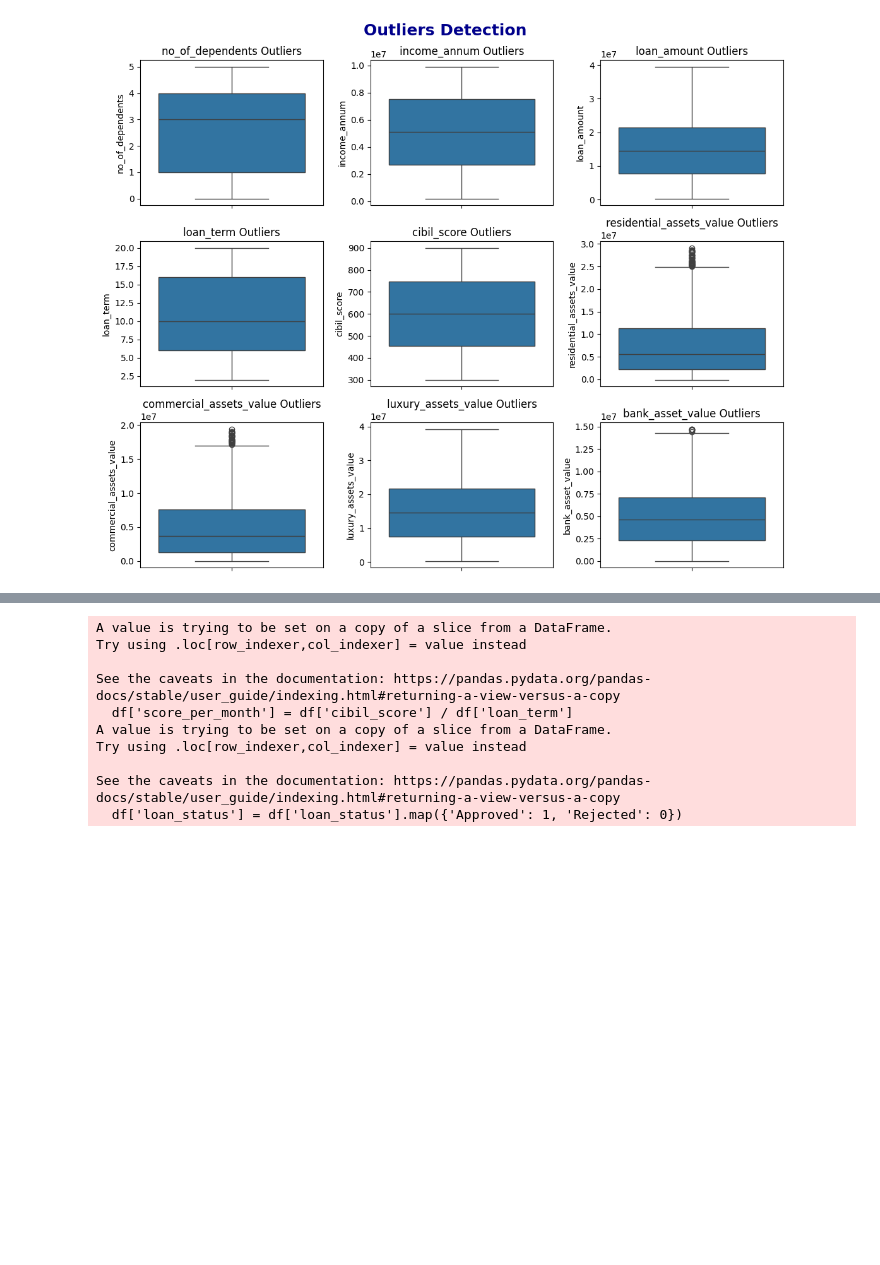
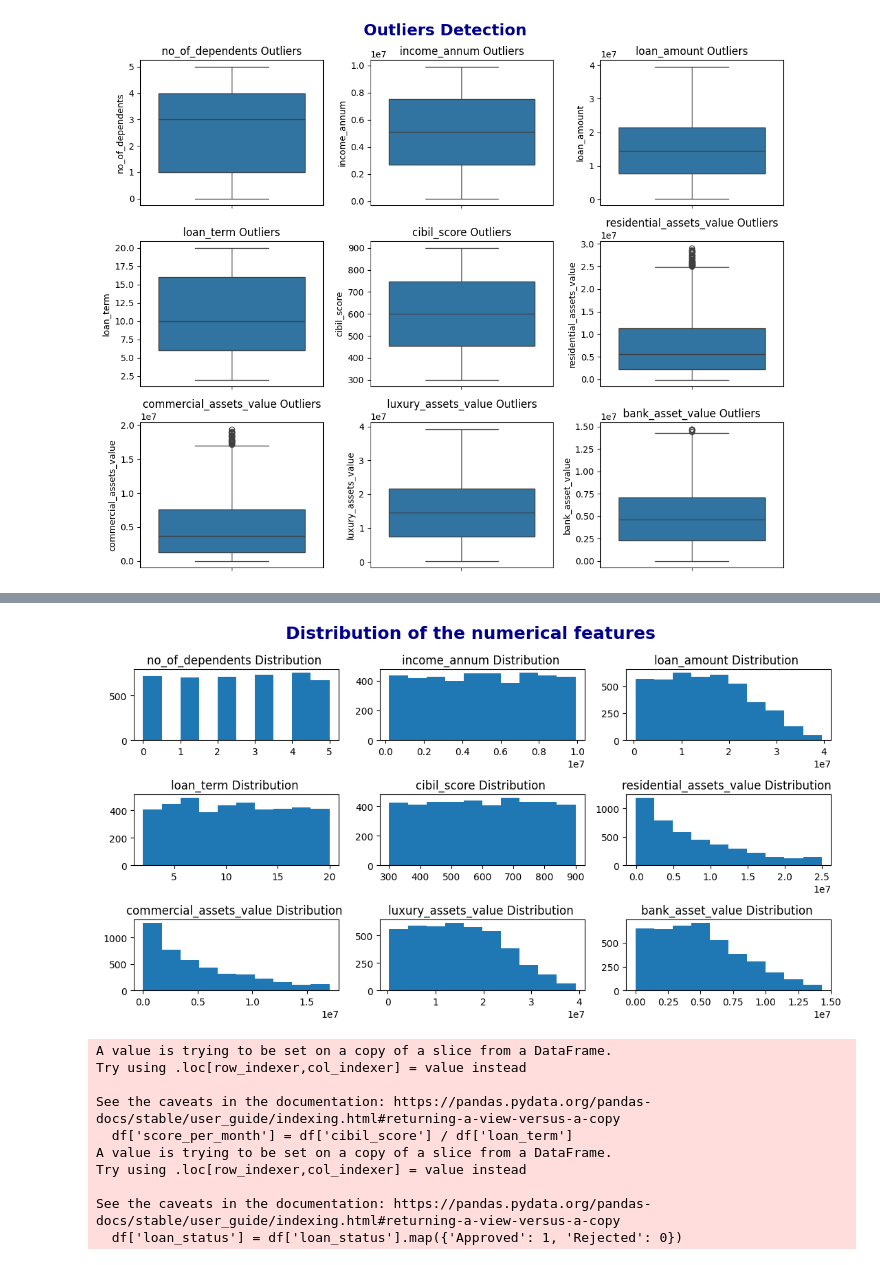
Before and after one commit to Yash-Yelave/Machine_Learning, a Jupyter notebook: Loan_Approval_Prediction.ipynb, the cells around one changed output, grey strips where cells are left out. Saved outputs shown, nothing was run; the diff lists cells and outputs as text; code cells hidden in the pictures; blank space fills up the shorter version.

```diff
--- a/Loan_Approval_Prediction.ipynb
+++ b/Loan_Approval_Prediction.ipynb
@@ -101,3 +112,15 @@ for col in outliers_col:
+# %%
+# the Distribution of each numerical feature
+plt.figure(figsize=(11,6))
+for i, col in enumerate(numerical):
+  plt.subplot(3,3,i+1)
+  plt.hist(data[col])
+  plt.title(f"{col} Distribution ")
+plt.suptitle("Distribution of the numerical features", fontsize=18, fontweight='bold', color='darkblue')
+plt.tight_layout()
+plt.show()
+# %% [output]
+[figure, added]
 # %%
 # Feature engineering
 df = data[['loan_term','cibil_score',target]]
```
Also changed, not shown: parts of 1 cell of this notebook.
